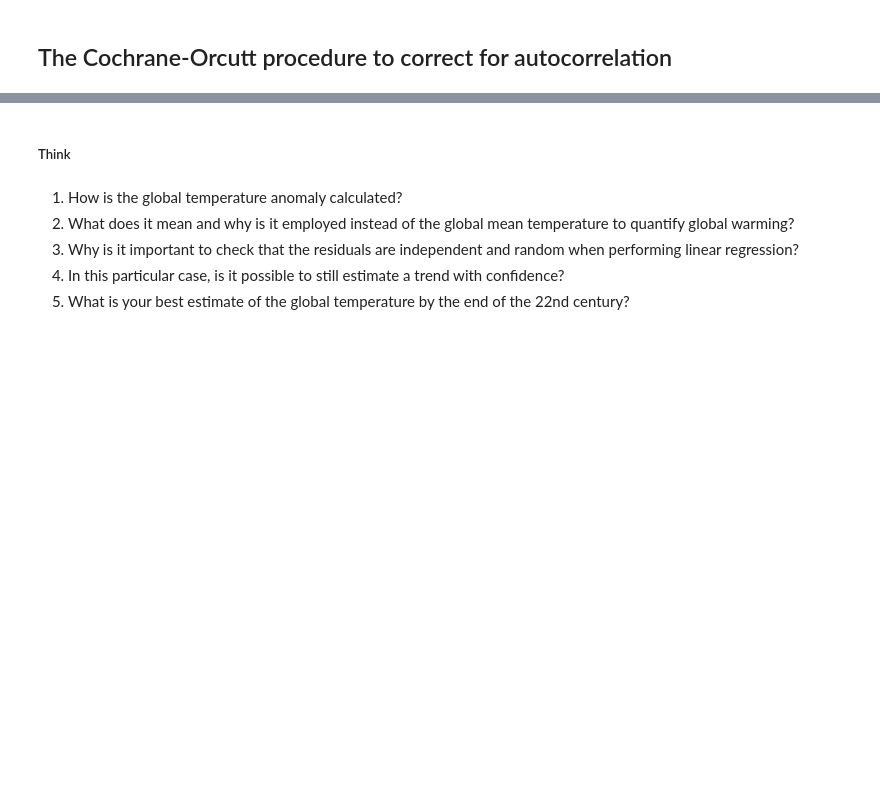
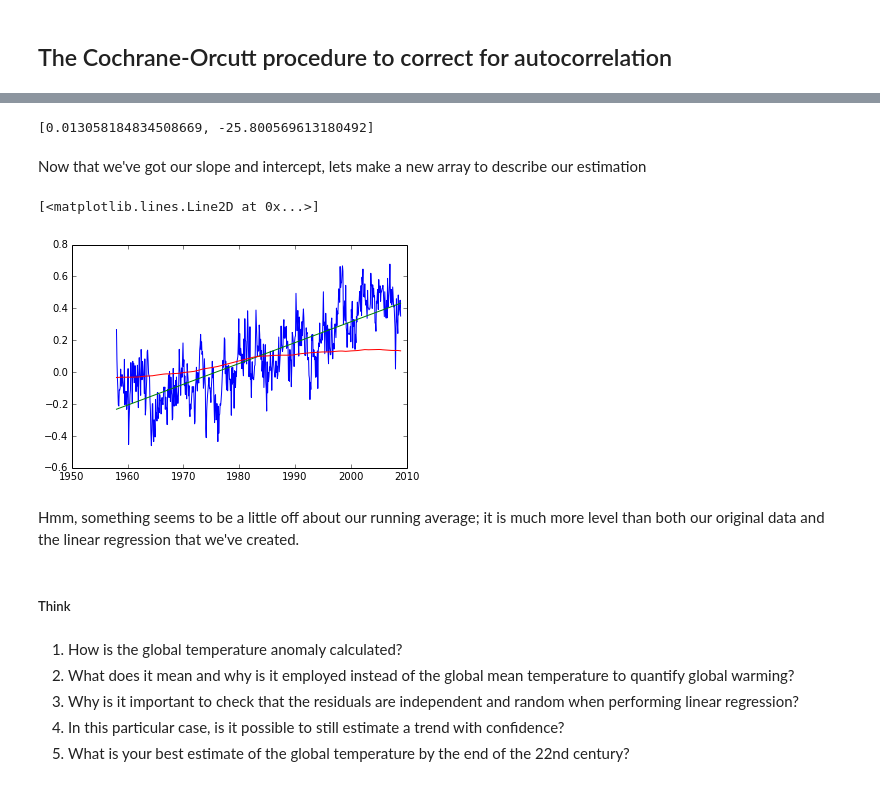
Before and after one commit to barbagroup/JITcode-MechE, a Jupyter notebook: lessons/01_Lesson01_ReadAndPlot.ipynb, the cells around one changed output, grey strips where cells are left out. Drawn from its saved outputs; the diff is of its cells as text; code cells hidden in the pictures; blank space fills up the shorter version.

```diff
--- a/lessons/01_Lesson01_ReadAndPlot.ipynb
+++ b/lessons/01_Lesson01_ReadAndPlot.ipynb
@@ -179,3 +191,25 @@ We can estimate the trend for the global temperature anomalies, taking into acco
+# %%
+temp = T[:,1]
+time = T[:,0]
+rise = ((temp-temp.mean())*(time-time.mean())).sum()
+run = ((time-time.mean())*(time-time.mean())).sum()
+slope = rise/run
+intercept = temp.mean()-(slope*time.mean())
+[slope,intercept]
+# %% [output]
+[0.013058184834508669, -25.800569613180492]
+# %% [markdown]
+Now that we've got our slope and intercept, lets make a new array to describe our estimation
+# %%
+est = slope*time+intercept
+plt.plot(time,temp)
+plt.plot(time,est)
+plt.plot(time,smooth)
+# %% [output]
+[<matplotlib.lines.Line2D at 0x...>]
+[figure, added]
+# %% [markdown]
+Hmm, something seems to be a little off about our running average; it is much more level than both our original data and the linear regression that we've created.
 # %% [markdown]
 ##### Think
 # %% [markdown]
```
Also changed, not shown: parts of 3 cells of this notebook.
